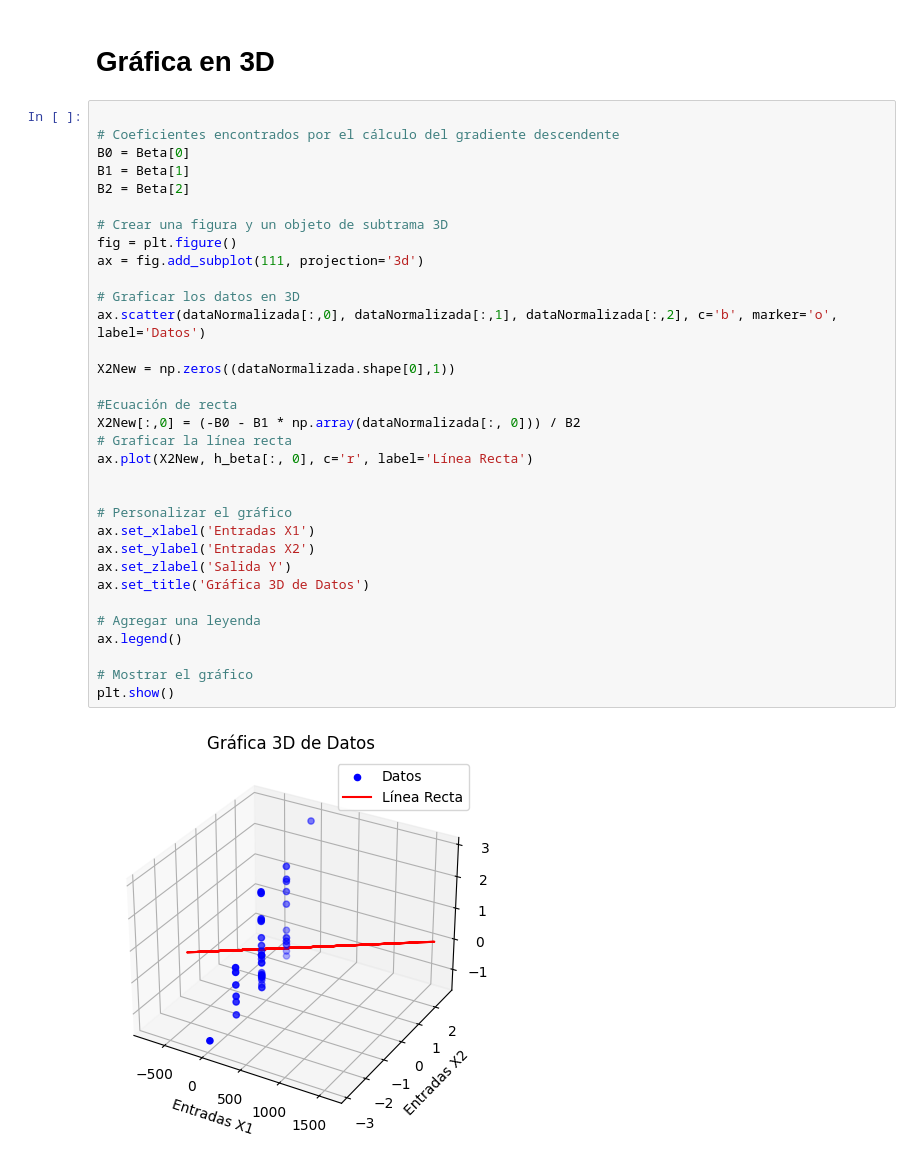
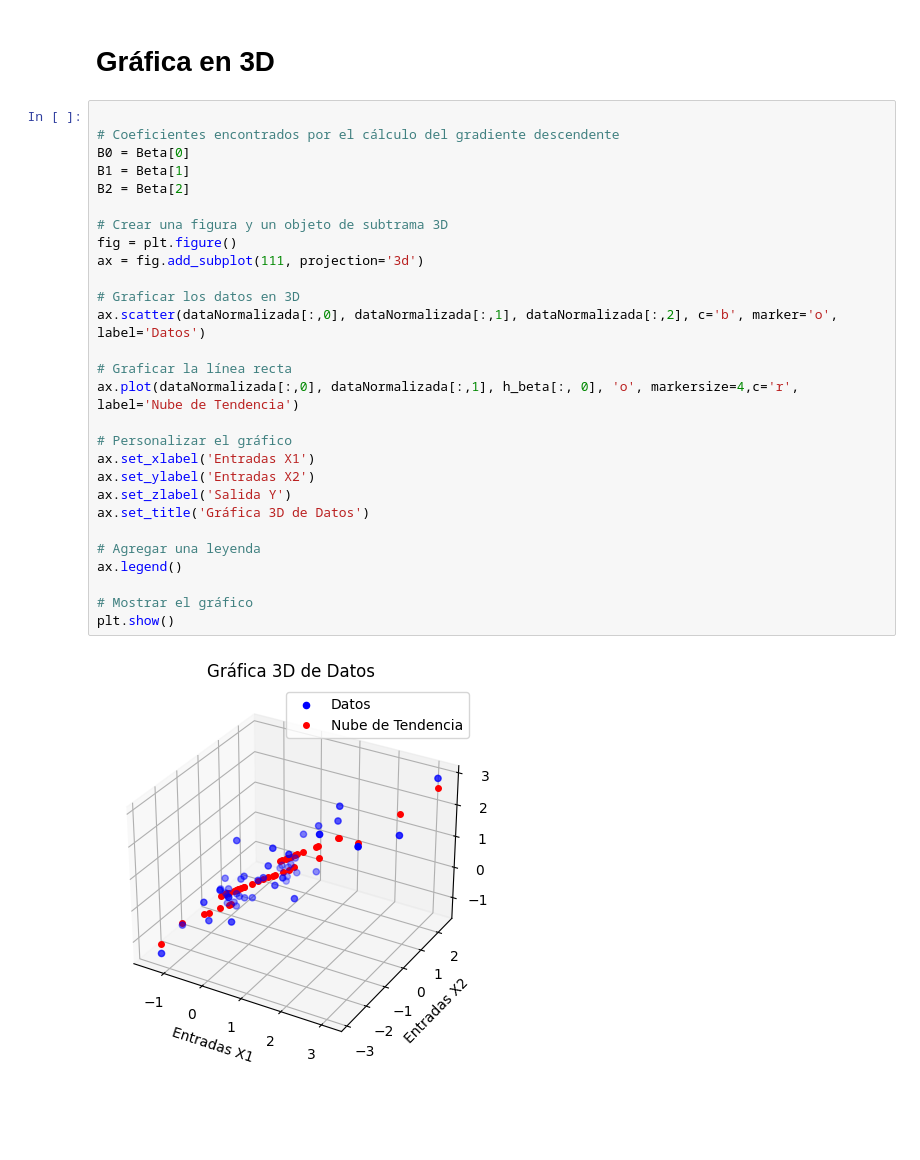
Before and after one commit to jcagudelo12/IA, a Jupyter notebook: RegresionLineal_2_Variables/R_Lineal_Two_Variable.ipynb, the cells around one changed output. Cells and saved outputs as stored; diff of their text form; blank space fills up the shorter version.

```diff
--- a/RegresionLineal_2_Variables/R_Lineal_Two_Variable.ipynb
+++ b/RegresionLineal_2_Variables/R_Lineal_Two_Variable.ipynb
@@ -156,35 +153,30 @@ Beta2:  [-0.001635]
 # %%
 
 # Coeficientes encontrados por el cálculo del gradiente descendente
 B0 = Beta[0]
 B1 = Beta[1]
 B2 = Beta[2]
 
 # Crear una figura y un objeto de subtrama 3D
 fig = plt.figure()
 ax = fig.add_subplot(111, projection='3d')
 
 # Graficar los datos en 3D
 ax.scatter(dataNormalizada[:,0], dataNormalizada[:,1], dataNormalizada[:,2], c='b', marker='o', label='Datos')
 
-X2New = np.zeros((dataNormalizada.shape[0],1))
-
-#Ecuación de recta
-X2New[:,0] = (-B0 - B1 * np.array(dataNormalizada[:, 0])) / B2
 # Graficar la línea recta
-ax.plot(X2New, h_beta[:, 0], c='r', label='Línea Recta')
-
+ax.plot(dataNormalizada[:,0], dataNormalizada[:,1], h_beta[:, 0], 'o', markersize=4,c='r', label='Nube de Tendencia')
 
 # Personalizar el gráfico
 ax.set_xlabel('Entradas X1')
 ax.set_ylabel('Entradas X2')
 ax.set_zlabel('Salida Y')
 ax.set_title('Gráfica 3D de Datos')
 
 # Agregar una leyenda
 ax.legend()
 
 # Mostrar el gráfico
 plt.show()
 # %% [output]
-[figure, old version]
+[figure, new version]
```
Also changed, not shown: parts of 2 cells of this notebook, 1 other file.
